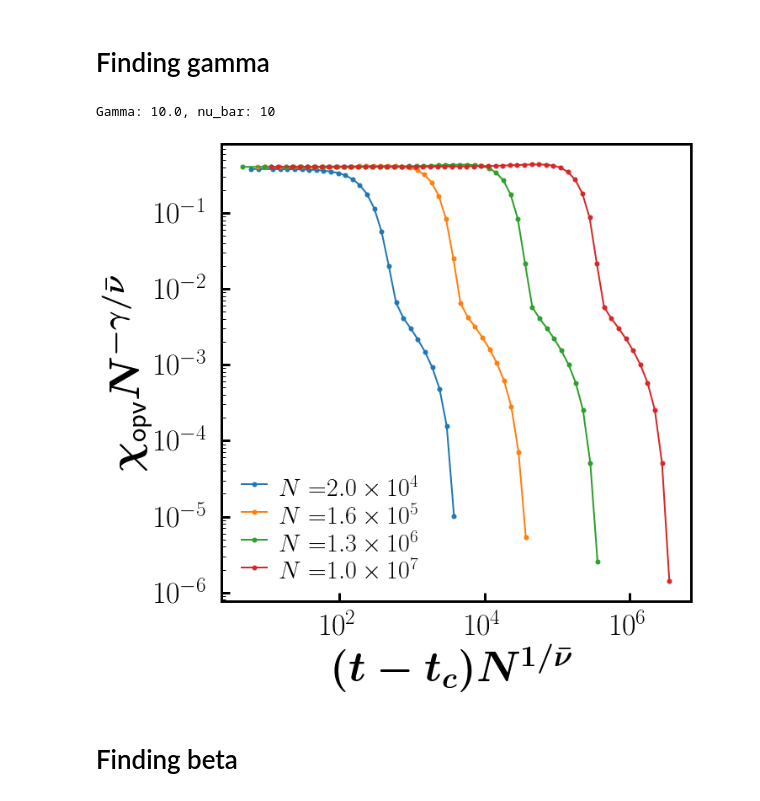
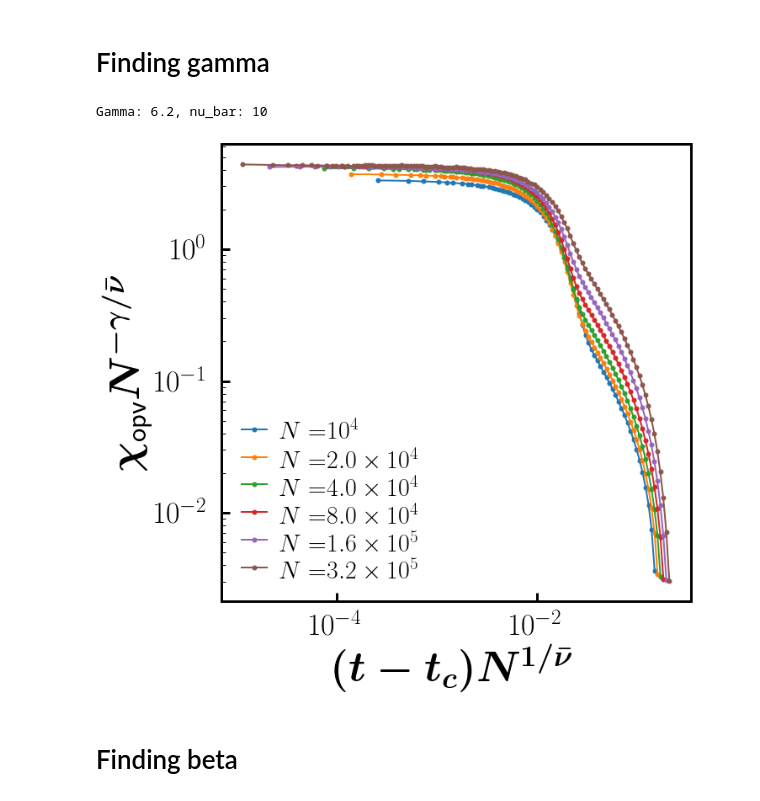
Before and after one commit to hoyunchoi/mBFW, a Jupyter notebook: src/exponents.ipynb, the cells around one changed output. Drawn from its saved outputs; the diff is of its cells as text; code cells hidden in the pictures.

```diff
--- a/src/exponents.ipynb
+++ b/src/exponents.ipynb
@@ -15,11 +15,12 @@ time = {}
 points = {}
 #* ---------------------------------------------------------
 orderParameter = {}
+netOrderParameter = {}
+singleOrderParameter = {}
 meanClusterSize = {}
 orderParameterVariance = {}
+netOrderParameterVariance = {}
 interEventTime = {}
-netOrderParameter = {}
-singleOrderParameter = {}
 #* ---------------------------------------------------------
 orderParameterDist_t = {}
 orderParameterDist = {}
@@ -29,21 +30,24 @@ clusterSizeDist = {}
 interEventTime_orderParameter = {}
 # %%
 # for networkSize in networkSizeList:
-for networkSize in [20000, 160000, 1280000, 10240000]:
+for networkSize in [10000, 20000, 40000, 80000, 160000, 320000]:
+# for networkSize in [10240000]:
     time[networkSize] = np.arange(0.0, 1.0, 1/networkSize)
     # for acceptanceThreshold in acceptanceThresholdList:
     for acceptanceThreshold in [0.5]:
         current = networkSize, acceptanceThreshold
-        points[current] = rd.readPoints(networkSize, acceptanceThreshold)
+        # points[current] = rd.readPoints(networkSize, acceptanceThreshold)
         #* -------------------------------------------------------
         orderParameter[current] = rd.read("orderParameter", networkSize, acceptanceThreshold)
         meanClusterSize[current] = rd.read("meanClusterSize", networkSize, acceptanceThreshold)
         orderParameterVariance[current] = rd.read("orderParameterVariance", networkSize, acceptanceThreshold)
         # interEventTime[current] = rd.read("interEventTime", networkSize, acceptanceThreshold)
         netOrderParameter[current] = {}
+        netOrderParameterVariance[current] = {}
         for state in ["sub", "super"]:
             netOrderParameter[current][state] = rd.read("netOrderParameter", networkSize, acceptanceThreshold, state)
-        singleOrderParameter[current] = rd.read("singleOrderParameter", networkSize, acceptanceThreshold)
+            netOrderParameterVariance[current][state] = rd.read("netOrderParameterVariance", networkSize, acceptanceThreshold, state)
+        # singleOrderParameter[current] = rd.read("singleOrderParameter", networkSize, acceptanceThreshold)
         #* ---------------------------------------------------------
         # orderParameterDist_t[current] = rd.extractRepeater("orderParameterDist", networkSize, acceptanceThreshold)
         # for t in orderParameterDist_t[current]:
@@ -109,55 +115,55 @@ fig.show()
 fig, ax = plt.subplots()
 ax.set_rasterized(True)
 
-x = 1.00
+x = 0.62
 nu_bar = 10
 gamma = x * nu_bar
 print("Gamma: " + str(gamma) + ", nu_bar: " + str(nu_bar))
 
 t_c = points[current]["t_c"]
 t_c = 0.936
-def plotTX_mcs(region, scaled):
-    for networkSize in [20000, 160000, 1280000, 10240000]:
+def plotTX(region, scaled):
+    for networkSize in [10000, 20000, 40000, 80000, 160000, 320000]:
         current = networkSize, acceptanceThreshold
-        t, chi = time[networkSize], np.nan_to_num(orderParameterVariance[current], 1) * networkSize
-
+        t, chi = netOrderParameterVariance[current]["super"]
         if region=="sub":
-            reduced_t = (t_c-t)*networkSize
-            reduced_t, chi = avgLogBin(reduced_t[reduced_t>0], chi[reduced_t > 0])
+            reduced_t = t_c*networkSize - t
+            reduced_t, chi = avgLogBin(reduced_t[reduced_t>0], chi[reduced_t > 0], delta_exponent=0.03)
         elif region == "super":
-            reduced_t = (t - t_c)*networkSize
-            reduced_t, chi = avgLogBin(reduced_t[reduced_t>0], chi[reduced_t > 0])
+            reduced_t = t - t_c*networkSize
+            reduced_t, chi = avgLogBin(reduced_t[reduced_t>0], chi[reduced_t > 0], delta_exponent=0.03)
+        reduced_t /= networkSize
         if scaled:
             ax.plot(reduced_t * np.power(networkSize, 1/nu_bar), chi * np.power(networkSize, -x), 'o-', label=latex_string("N=") + latex_sci(networkSize, 1), markersize=5, linewidth=2)
         else:
             ax.plot(reduced_t, chi, 'o-', label=latex_string("N=") + latex_sci(networkSize, 1), markersize=5, linewidth=2)
 
     if scaled:
         ax.set_ylabel(latex_bold_string("\chi_\\text{opv} N^{-\gamma/\\bar{\\nu}}"))
         if region == "sub":
             ax.set_xlabel(latex_bold_string("(t_c-t)N^{1/\\bar{\\nu}}"))
         elif region == "super":
             ax.set_xlabel(latex_bold_string("(t-t_c)N^{1/\\bar{\\nu}}"))
     else:
         ax.set_ylabel(latex_bold_string("\chi_\\text{opv}"))
         if region == "sub":
             ax.set_xlabel(latex_bold_string("t_c-t"))
         elif region == "super":
             ax.set_xlabel(latex_bold_string("t_c-t"))
 
     ax.set_xscale('log')
     ax.set_yscale('log')
     ax.legend(loc="best", fontsize=30)
 
-# plotTX_mcs("sub", False)
-# plotTX_mcs("sub", True)
-# plotTX_mcs("super", False)
-plotTX_mcs("super", True)
+# plotTX("sub", False)
+# plotTX("sub", True)
+# plotTX("super", False)
+plotTX("super", True)
 
 fig.show()
 # %% [output]
-Gamma: 10.0, nu_bar: 10
+Gamma: 6.2, nu_bar: 10
-[figure, old version]
+[figure, new version]
 # %% [markdown]
 # Finding beta
 # %%
```
Also changed, not shown: parts of 2 cells of this notebook, 5 other files.
